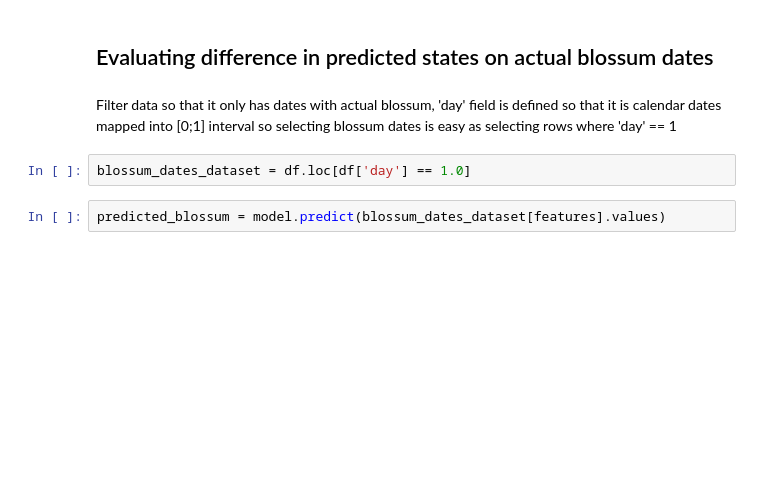
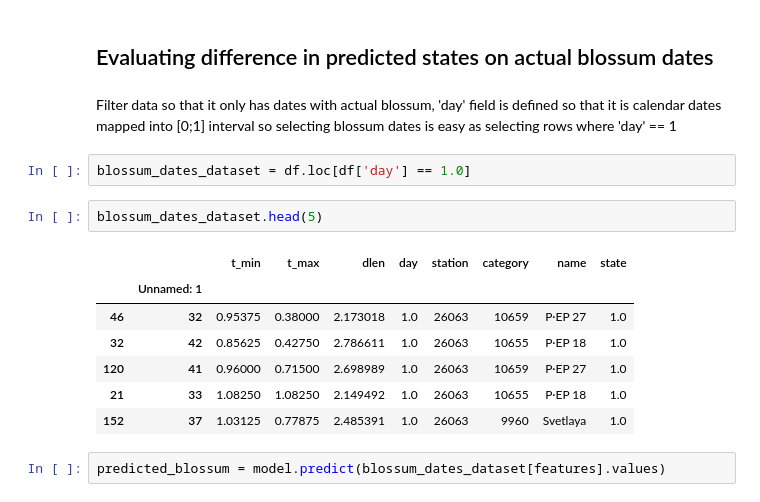
Before and after one commit to olegtaratuhin/soy_modeling, a Jupyter notebook: soya_modeling.ipynb, the cells around one changed output. Cells and saved outputs as stored; diff of their text form; blank space fills up the shorter version.

```diff
--- a/soya_modeling.ipynb
+++ b/soya_modeling.ipynb
@@ -286,5 +300,15 @@ showcase_result_loaded = model.predict(showcase_data)
 Filter data so that it only has dates with actual blossum, 'day' field is defined so that it is calendar dates mapped into [0;1] interval so selecting blossum dates is easy as selecting rows where 'day' == 1
 # %%
 blossum_dates_dataset = df.loc[df['day'] == 1.0]
+# %%
+blossum_dates_dataset.head(5)
+# %% [output]
+|  |  | t_min | t_max | dlen | day | station | category | name | state |
+|  | Unnamed: 1 |  |  |  |  |  |  |  |  |
+| 46 | 32 | 0.95375 | 0.38000 | 2.173018 | 1.0 | 26063 | 10659 | P·EP 27 | 1.0 |
+| 32 | 42 | 0.85625 | 0.42750 | 2.786611 | 1.0 | 26063 | 10655 | P·EP 18 | 1.0 |
+| 120 | 41 | 0.96000 | 0.71500 | 2.698989 | 1.0 | 26063 | 10659 | P·EP 27 | 1.0 |
+| 21 | 33 | 1.08250 | 1.08250 | 2.149492 | 1.0 | 26063 | 10655 | P·EP 18 | 1.0 |
+| 152 | 37 | 1.03125 | 0.77875 | 2.485391 | 1.0 | 26063 | 9960 | Svetlaya | 1.0 |
 # %%
 predicted_blossum = model.predict(blossum_dates_dataset[features].values)
```
Also changed, not shown: parts of 17 cells of this notebook.
